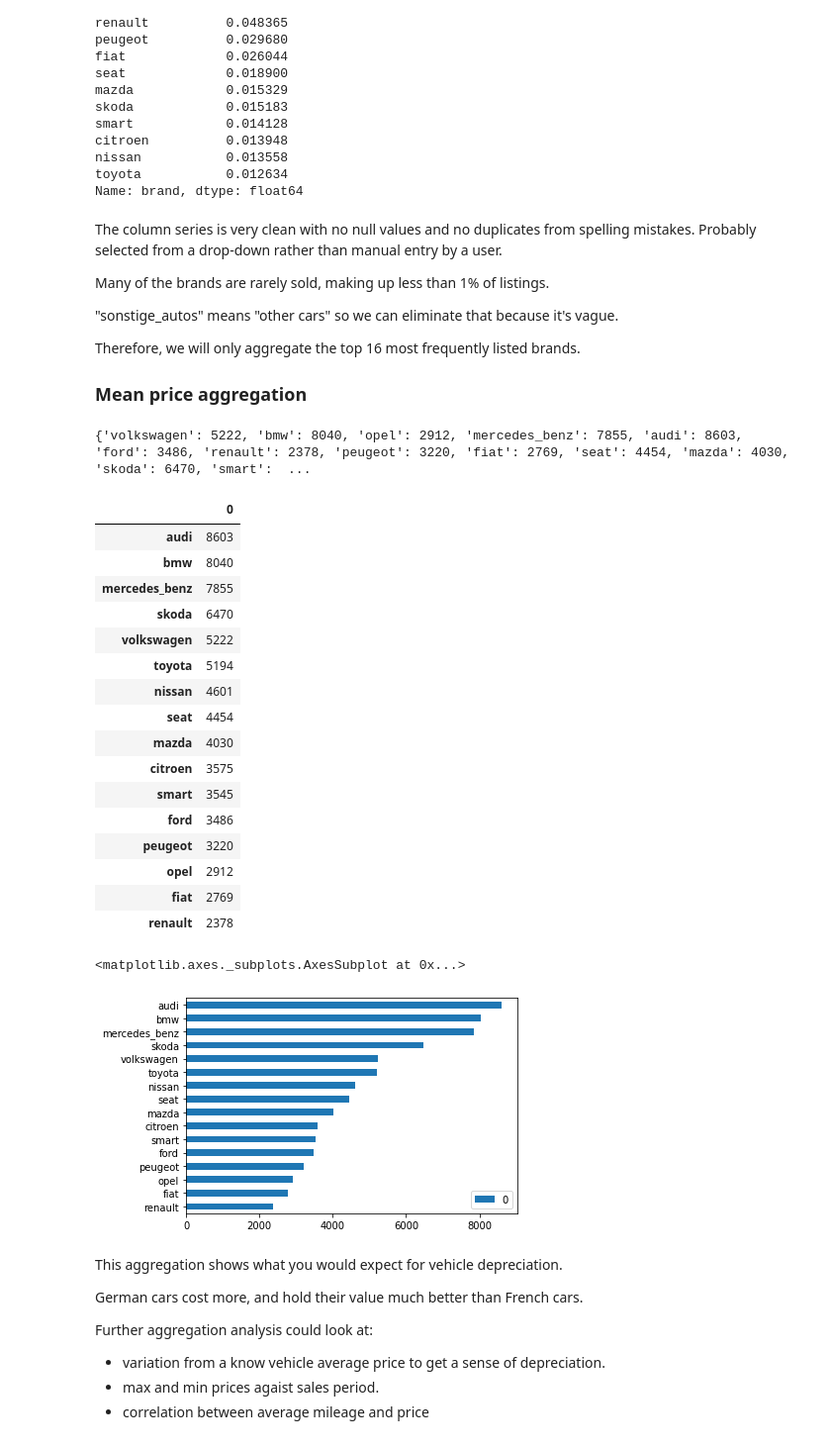
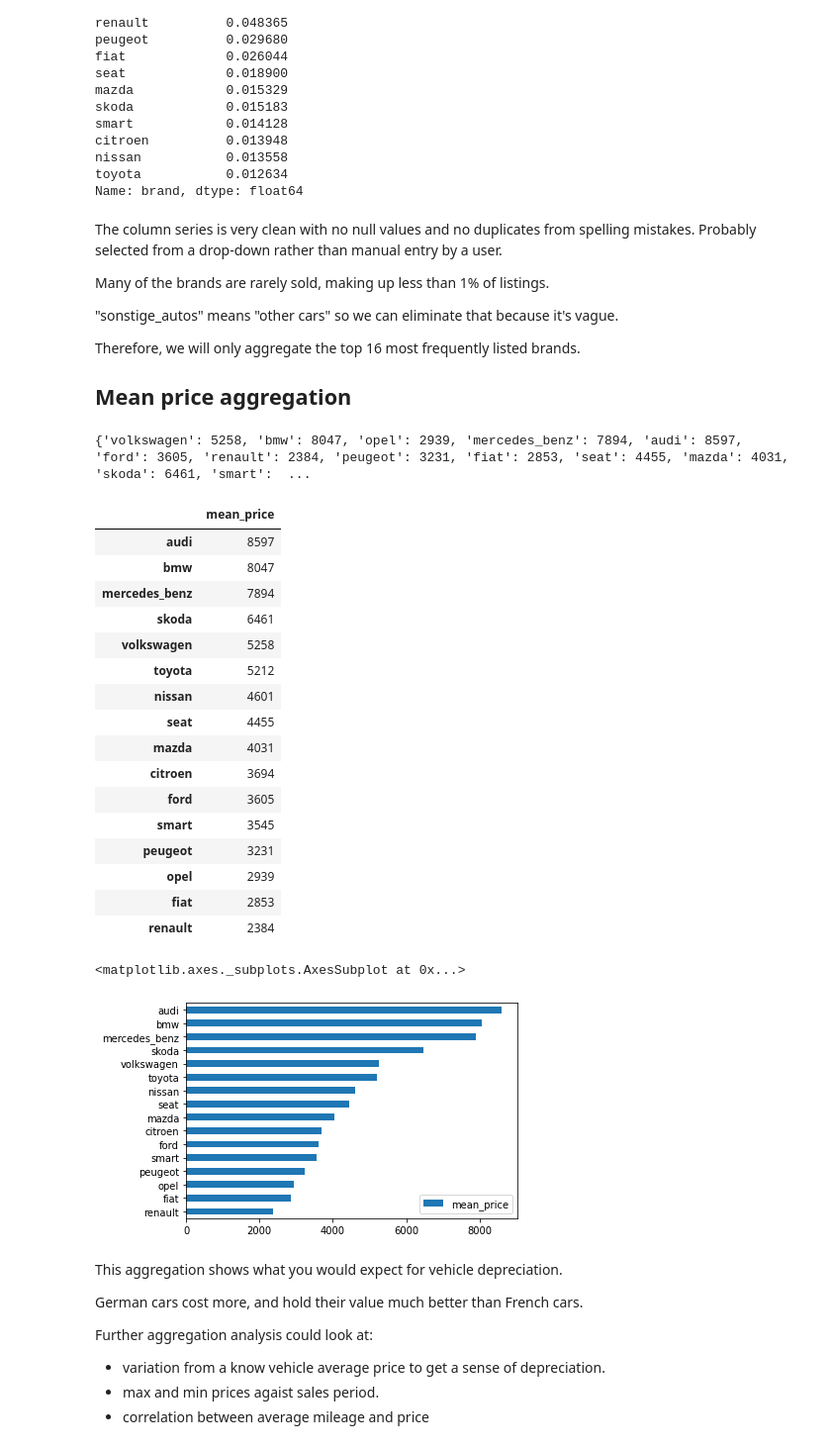
Before and after one commit to holiday-scott/exploring_ebay_car_sales_data, a Jupyter notebook: eBay_Auto_Sales.ipynb, the cells around one changed output. Shown: that part at 99% size. Cells and saved outputs as stored; diff of their text form; code cells hidden in the pictures.

```diff
--- a/eBay_Auto_Sales.ipynb
+++ b/eBay_Auto_Sales.ipynb
@@ -622,48 +622,48 @@ Many of the brands are rarely sold, making up less than 1% of listings.
 
 Therefore, we will only aggregate the top 16 most frequently listed brands.
 
-### Mean price aggregation
+## Mean price aggregation
 # %%
 mean_price_agg = {}
 
-top_17_index = autos["brand"].value_counts(dropna=False, normalize=True).head(16)
-#print(top_17_index)
+top_16_index = autos["brand"].value_counts(dropna=False, normalize=True).head(16)
 
-for brand in top_17_index.index:
+for brand in top_16_index.index:
   brand_slice = autos[autos["brand"] == brand]
   agg_mean = brand_slice["price"].mean()
   mean_price_agg[brand] = round(agg_mean)
 
 print(mean_price_agg)
 # %% [output]
-{'volkswagen': 5222, 'bmw': 8040, 'opel': 2912, 'mercedes_benz': 7855, 'audi': 8603, 'ford': 3486, 'renault': 2378, 'peugeot': 3220, 'fiat': 2769, 'seat': 4454, 'mazda': 4030, 'skoda': 6470, 'smart':  ...
+{'volkswagen': 5258, 'bmw': 8047, 'opel': 2939, 'mercedes_benz': 7894, 'audi': 8597, 'ford': 3605, 'renault': 2384, 'peugeot': 3231, 'fiat': 2853, 'seat': 4455, 'mazda': 4031, 'skoda': 6461, 'smart':  ...
 # %%
-mean_price_df = pd.DataFrame.from_dict([mean_price_agg]).transpose()
-mean_price_df = mean_price_df.sort_values(by=[0], ascending=False)
+mean_price_series = pd.Series(mean_price_agg)
+mean_price_df = pd.DataFrame(mean_price_series, columns=["mean_price"])
+mean_price_df = mean_price_df.sort_values(by=["mean_price"], ascending=False)
 mean_price_df
 # %% [output]
-|  | 0 |
-| audi | 8603 |
-| bmw | 8040 |
-| mercedes_benz | 7855 |
-| skoda | 6470 |
-| volkswagen | 5222 |
-| toyota | 5194 |
+|  | mean_price |
+| audi | 8597 |
+| bmw | 8047 |
+| mercedes_benz | 7894 |
+| skoda | 6461 |
+| volkswagen | 5258 |
+| toyota | 5212 |
 | nissan | 4601 |
-| seat | 4454 |
-| mazda | 4030 |
-| citroen | 3575 |
+| seat | 4455 |
+| mazda | 4031 |
+| citroen | 3694 |
+| ford | 3605 |
 | smart | 3545 |
-| ford | 3486 |
-| peugeot | 3220 |
-| opel | 2912 |
-| fiat | 2769 |
-| renault | 2378 |
+| peugeot | 3231 |
+| opel | 2939 |
+| fiat | 2853 |
+| renault | 2384 |
 # %%
-mean_price_df.sort_values(by=[0], ascending=True).plot.barh()
+mean_price_df.sort_values(by=["mean_price"], ascending=True).plot.barh()
 # %% [output]
 <matplotlib.axes._subplots.AxesSubplot at 0x...>
-[figure, old version]
+[figure, new version]
 # %% [markdown]
 This aggregation shows what you would expect for vehicle depreciation.
 
```
Also changed, not shown: parts of 13 cells of this notebook.
